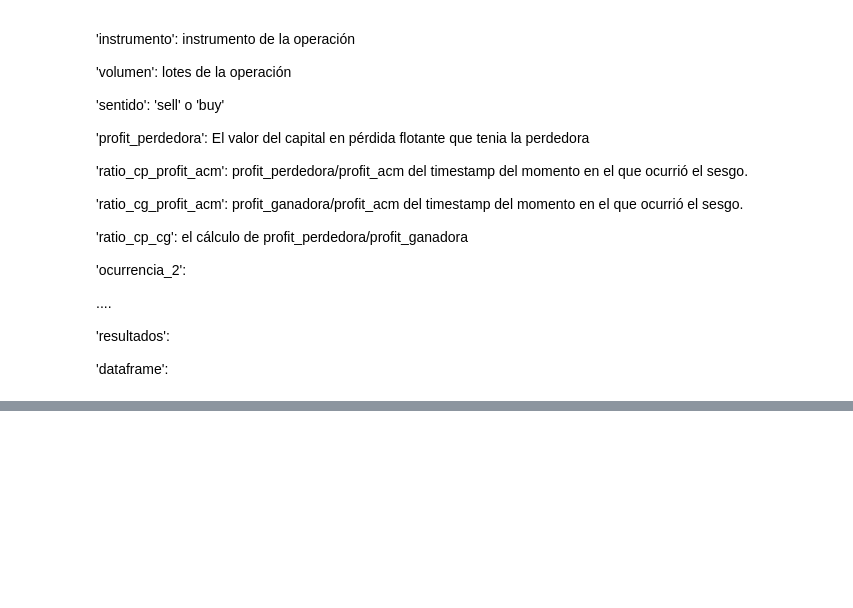
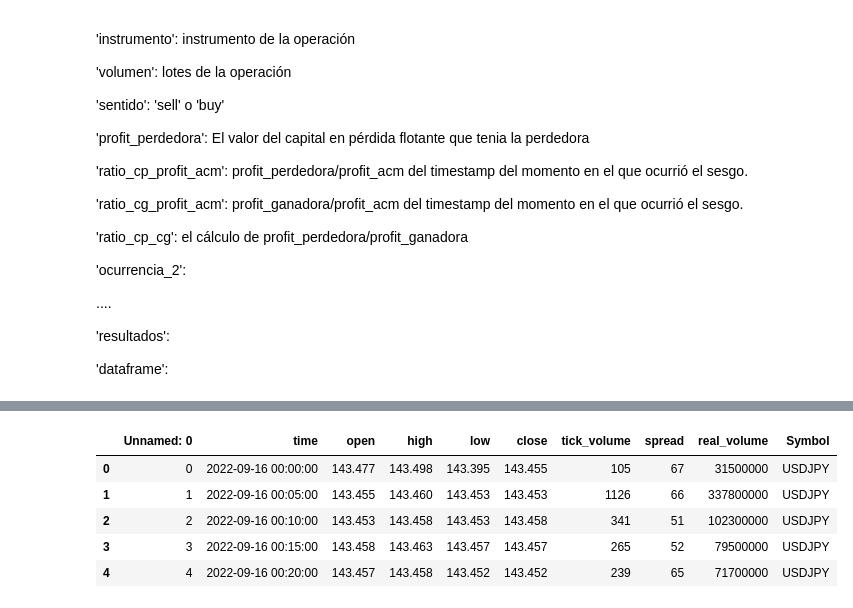
Before and after one commit to Aranzazu-R/MyST_LAB_3_E1, a Jupyter notebook: Estadistica_descriptiva.ipynb, the cells around one changed output, grey strips where cells are left out. Cells and saved outputs as stored; diff of their text form; code cells hidden in the pictures; blank space fills up the shorter version.

```diff
--- a/Estadistica_descriptiva.ipynb
+++ b/Estadistica_descriptiva.ipynb
@@ -542,0 +555,10 @@ def f_be_de():
+# %%
+rates_m=pd.read_csv('rates_m.csv')
+rates_m.head()
+# %% [output]
+|  | Unnamed: 0 | time | open | high | low | close | tick_volume | spread | real_volume | Symbol |
+| 0 | 0 | 2022-09-16 00:00:00 | 143.477 | 143.498 | 143.395 | 143.455 | 105 | 67 | 31500000 | USDJPY |
+| 1 | 1 | 2022-09-16 00:05:00 | 143.455 | 143.460 | 143.453 | 143.453 | 1126 | 66 | 337800000 | USDJPY |
+| 2 | 2 | 2022-09-16 00:10:00 | 143.453 | 143.458 | 143.453 | 143.458 | 341 | 51 | 102300000 | USDJPY |
+| 3 | 3 | 2022-09-16 00:15:00 | 143.458 | 143.463 | 143.457 | 143.457 | 265 | 52 | 79500000 | USDJPY |
+| 4 | 4 | 2022-09-16 00:20:00 | 143.457 | 143.458 | 143.452 | 143.452 | 239 | 65 | 71700000 | USDJPY |
```
Also changed, not shown: parts of 10 cells of this notebook, 8 other files.
